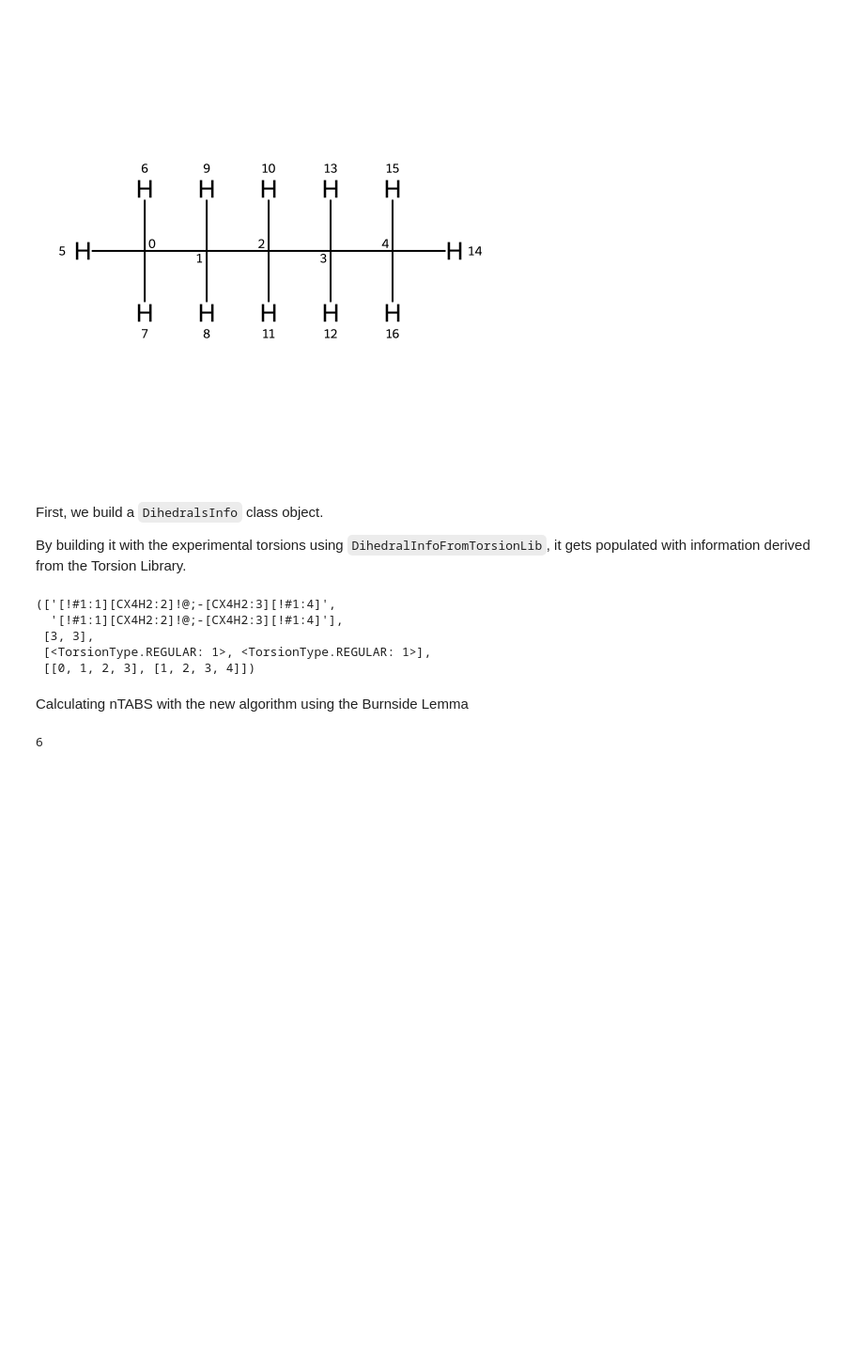
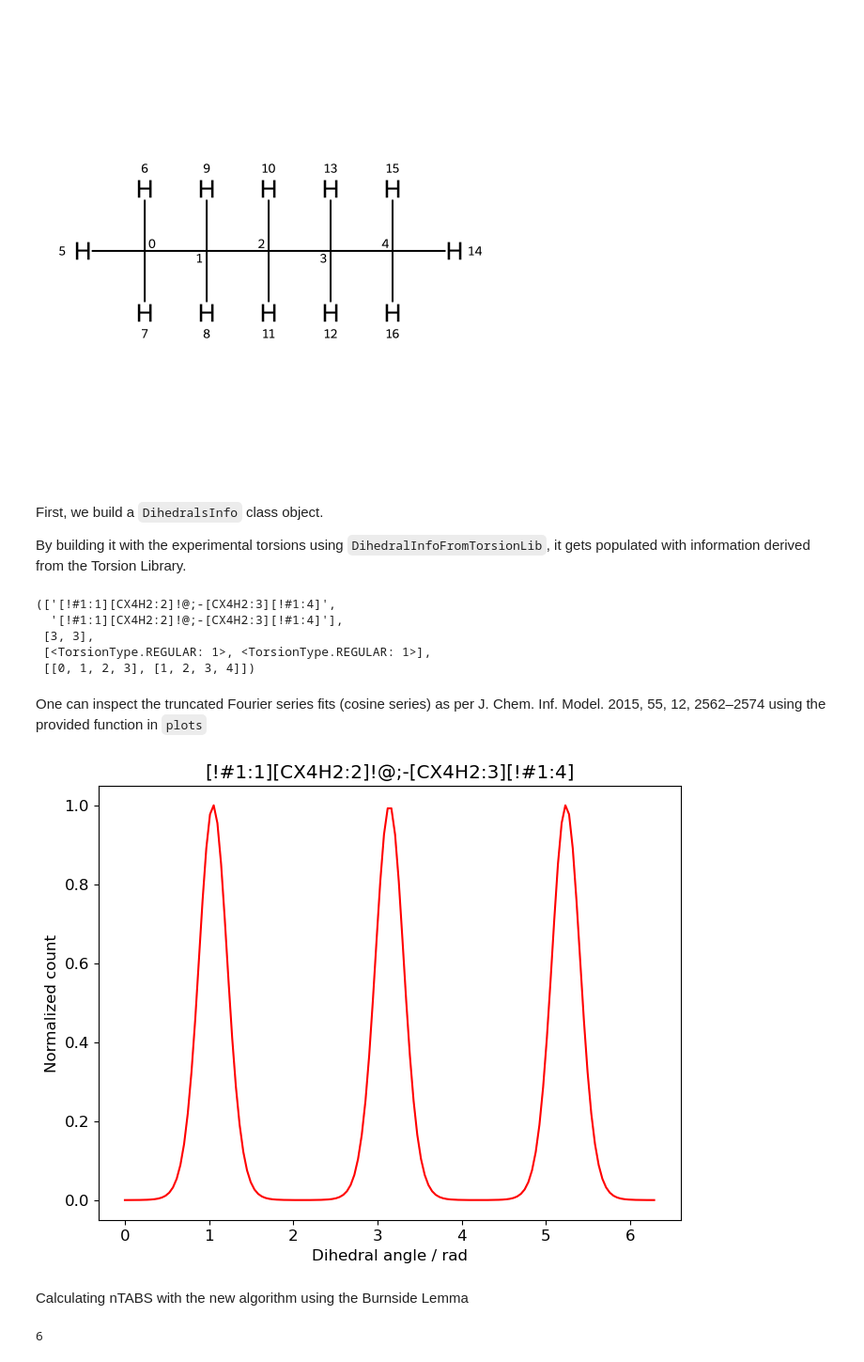
Before and after one commit to rinikerlab/TorsionAngularBinStrings, a Jupyter notebook: Demos/01_OldFunctionalitiesNewAPI.ipynb, the cells around one changed output. Shown at 94% size. Saved outputs shown, nothing was run; the diff lists cells and outputs as text; code cells hidden in the pictures; blank space fills up the shorter version.

Commit message:
added missing functionality

```diff
--- a/Demos/01_OldFunctionalitiesNewAPI.ipynb
+++ b/Demos/01_OldFunctionalitiesNewAPI.ipynb
@@ -29,6 +30,12 @@ info.smarts, info.multiplicities, info.torsionTypes, info.indices
  [3, 3],
  [<TorsionType.REGULAR: 1>, <TorsionType.REGULAR: 1>],
  [[0, 1, 2, 3], [1, 2, 3, 4]])
+# %% [markdown]
+One can inspect the truncated Fourier series fits (cosine series) as per J. Chem. Inf. Model. 2015, 55, 12, 2562–2574 using the provided function in `plots`
+# %%
+plots.PlotCosineFit(info.coeffs[0], info.smarts[0])
+# %% [output]
+[figure, added]
 # %% [markdown]
 Calculating nTABS with the new algorithm using the Burnside Lemma
 # %%
```
Also changed, not shown: parts of 1 cell of this notebook.
